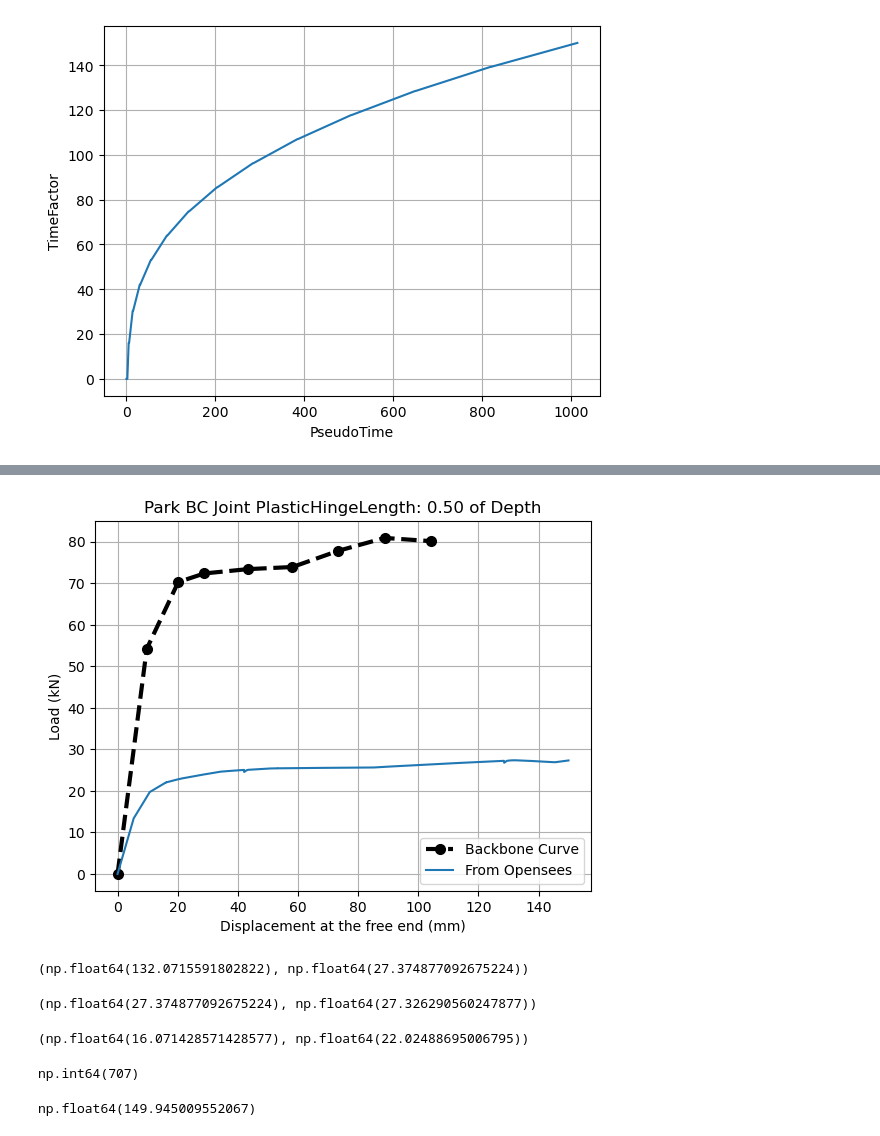
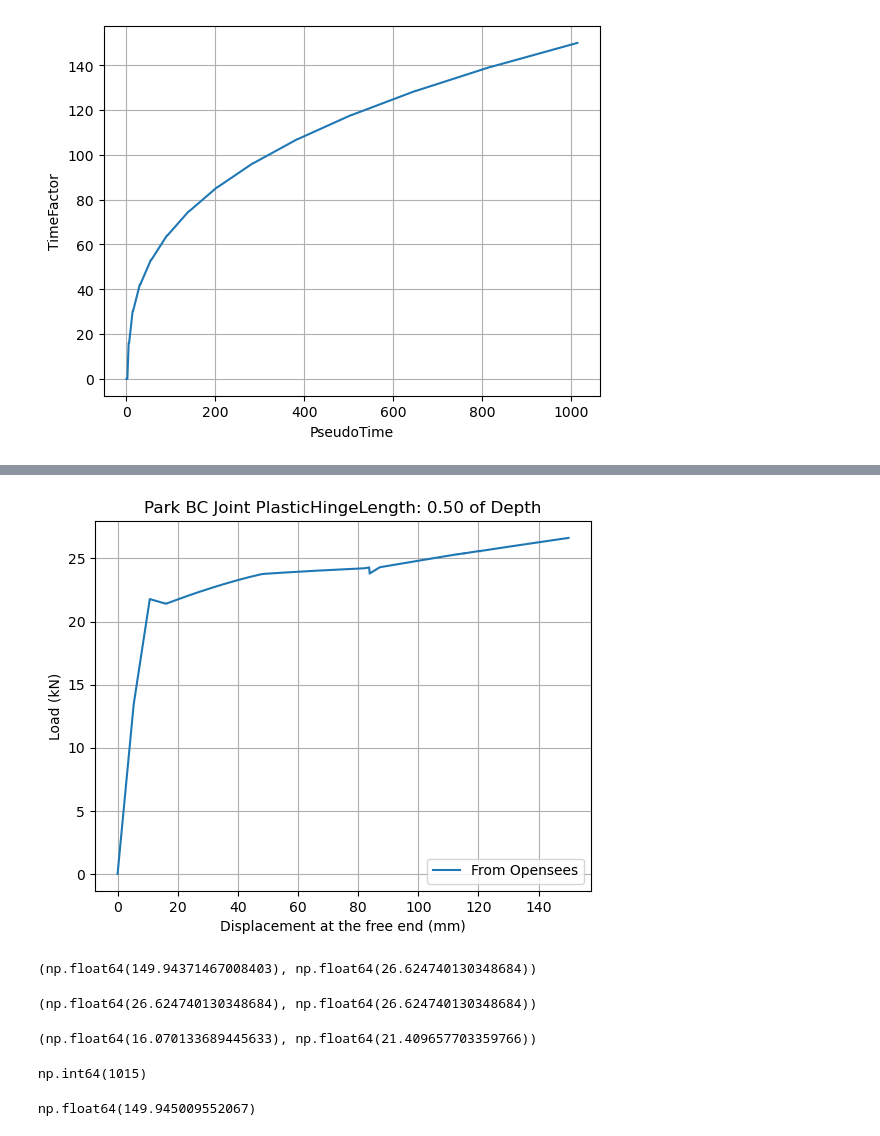
Before and after one commit to Suman-Regmi/BeamColumnWorks, a Jupyter notebook: bc_model_beams_columns_elastified.ipynb, the cells around one changed output, grey strips where cells are left out. Saved outputs shown, nothing was run; the diff lists cells and outputs as text; code cells hidden in the pictures.

```diff
--- a/bc_model_beams_columns_elastified.ipynb
+++ b/bc_model_beams_columns_elastified.ipynb
@@ -537,8 +538,9 @@ timeFactorHistory=defineTimeFactorHistoryMonotonic(peaksArray,scaleFactor,nSteps
 ops.timeSeries("Linear",10)
 ops.pattern("Plain",10,10)
 # ops.load(3,0,-55*kN,0) #comment out because it falls in the left branch which is omitted for external joint
-# ops.load(6,0,-55*kN,0)
+# ops.load(6,0,-55*kN,0)  #this load lies in the right branch of the beam column joint
 
+ops.load(9,0,-5*kN,0)
 
 ops.constraints("Transformation")
 ops.numberer("Plain")
@@ -552,8 +554,8 @@ ops.analysis("Static")
 ok = ops.analyze(10)
 ops.loadConst('-time', 0.0)
 ops.wipeAnalysis()
-# ops.setTime(0.0)
-# opsvis.plot_defo()
+ops.setTime(0.0)
+opsvis.plot_defo()
 
 ops.timeSeries("Linear",1)  #Displacement control
 ops.pattern("Plain",1,1)
@@ -732,47 +784,47 @@ The freeEndDisp has been equal to 149.945009552067 at the load of 27.32629056024
 # %%
 enveloperight = np.loadtxt(f"envelopeRightPark.txt")
-plt.plot(enveloperight[:,1],enveloperight[:,0],'black', marker = "o",markersize = 7, linewidth = 3,ls = "--", label = "Backbone Curve")
+# plt.plot(enveloperight[:,1],enveloperight[:,0],'black', marker = "o",markersize = 7, linewidth = 3,ls = "--", label = "Backbone Curve")
 # plt.plot(leftEnvelope[1,:],leftEnvelope[0,:],'black', marker = 'o',markersize = 7,linewidth = 3,ls = "--",)
 loadFactor = np.array(loadFactor)
 # loadFactor = loadFactor - loadFactor[0]
 freeEndDisp = np.array(freeEndDisp)
 # freeEndDisp = freeEndDisp - freeEndDisp[0]
 plt.plot(freeEndDisp,loadFactor,label = "From Opensees")
 plt.ylabel("Load (kN)")
 plt.xlabel("Displacement at the free end (mm)")
 plt.grid()
 plt.legend(loc = "lower right")
 # plt.title("Park BC Joint")
 # from google.colab import files
 plt.title(f"Park BC Joint PlasticHingeLength: {beamPlasticHingeLength/DBeam:.2f} of Depth")
 # plt.savefig(f"Park BC Joint PlasticHingeLength: {beamPlasticHingeLength/DBeam:.2f} of Depth.png")
 
 # 3. Download the file
 # files.download(f"Park BC Joint PlasticHingeLength: {beamPlasticHingeLength/DBeam:.2f} of Depth.png")
 plt.show()
 # %% [output]
-[figure, old version]
+[figure, new version]
 # %%
 maxDisp,maxLoad = freeEndDisp[np.where(loadFactor==np.max(loadFactor))[0][0]], np.max(loadFactor)
 maxDisp, maxLoad #these are the values to be returned by the program #key
 # %% [output]
-(np.float64(132.0715591802822), np.float64(27.374877092675224))
+(np.float64(149.94371467008403), np.float64(26.624740130348684))
 # %%
 id = np.where(loadFactor==np.max(loadFactor))[0][0]
 loadFactor[id],loadFactor[-1]
 # %% [output]
-(np.float64(27.374877092675224), np.float64(27.326290560247877))
+(np.float64(26.624740130348684), np.float64(26.624740130348684))
 # %%
 # I will track the first point from which the load deformation curve starts to fall down, that will be the point of maximum load, rest is ignored
 maxLoad = loadFactor[np.where(np.diff(loadFactor)<0)[0][0]+1]
 maxDisp = freeEndDisp[np.where(np.diff(loadFactor)<0)[0][0]+1]
 maxDisp, maxLoad
 # %% [output]
-(np.float64(16.071428571428577), np.float64(22.02488695006795))
+(np.float64(16.070133689445633), np.float64(21.409657703359766))
 # %%
 np.where(loadFactor==np.max(loadFactor))[0][0]
 # %% [output]
-np.int64(707)
+np.int64(1015)
 # %%
 opsvis.plot_defo()
 # print(loadFactor[0])
```
Also changed, not shown: parts of 7 cells of this notebook, 4 other files.
